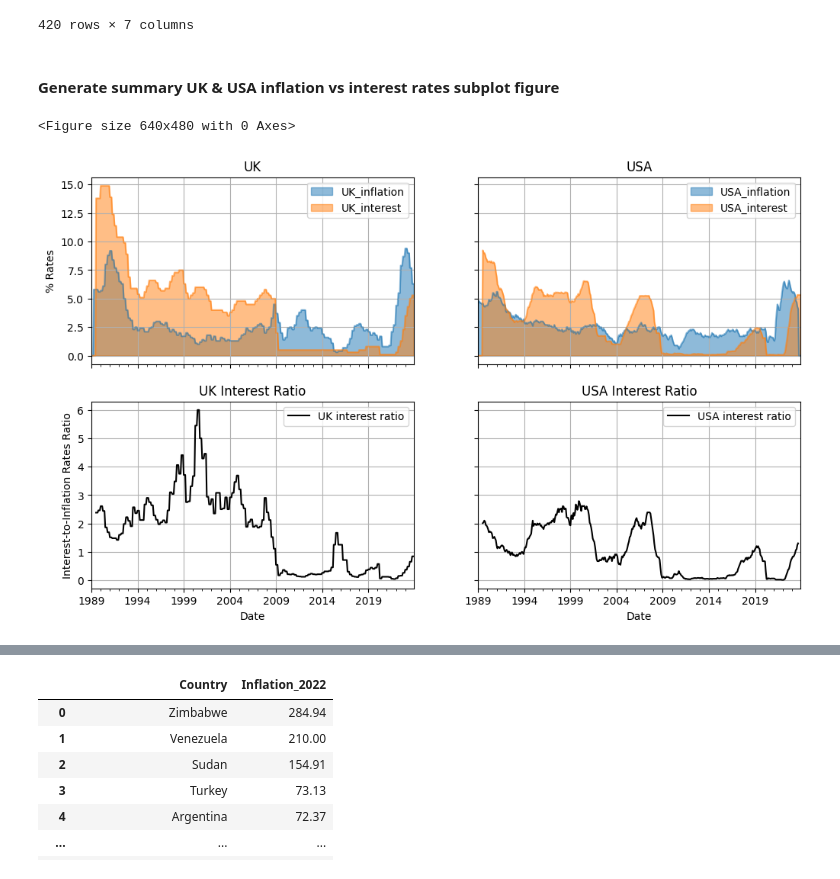
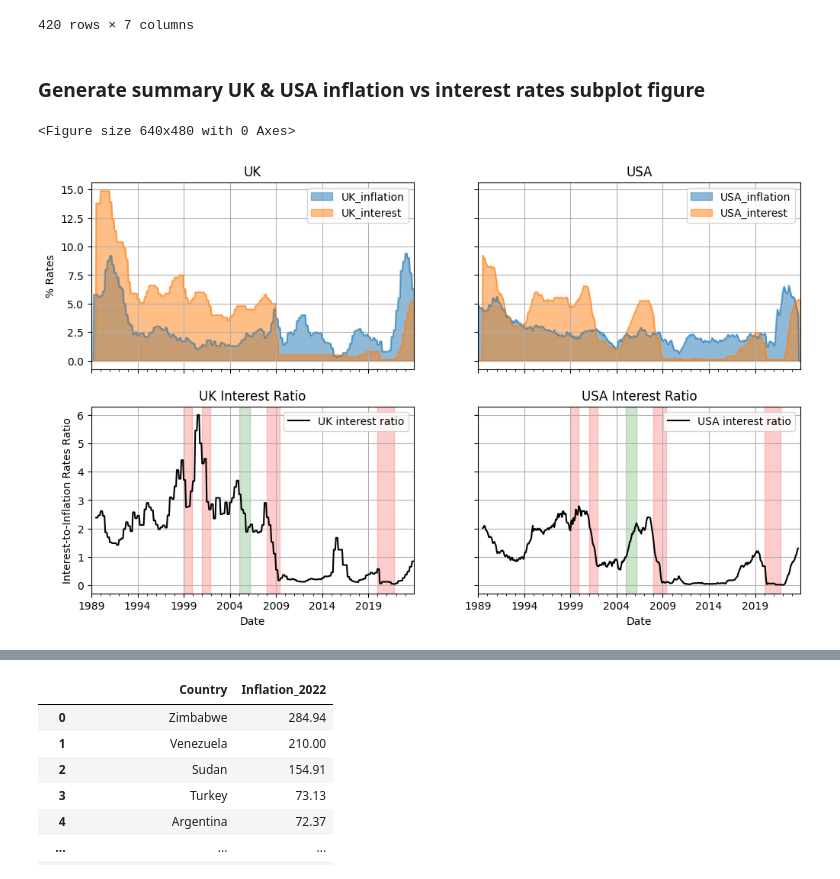
Before and after one commit to ScottsAnalysis/worldwide_inflation, a Jupyter notebook: UK vs USA inflation Analysis.ipynb, the cells around one changed output, grey strips where cells are left out. Saved outputs shown, nothing was run; the diff lists cells and outputs as text; code cells hidden in the pictures.

Commit message:
Add graph annotation precision, investor sentiment

```diff
--- a/UK vs USA inflation Analysis.ipynb
+++ b/UK vs USA inflation Analysis.ipynb
@@ -163,27 +163,45 @@ data_comb
 | 419 | 2023-12-01 | NaN | 5.33 | 6.3 | 5.3 | 0.84 | ... |
 420 rows × 7 columns
 # %% [markdown]
-#### Generate summary UK & USA inflation vs interest rates subplot figure
+### Generate summary UK & USA inflation vs interest rates subplot figure
 # %%
 # create new figure
 fig = plt.figure()
 fig, [[ax1, ax2], [ax3, ax4]] = plt.subplots(2,2, figsize=(12, 7), sharey="row", sharex="col")
 
-# inflation graphs
+# inflation graphs (US & UK)
 data_comb.plot.area(x="Date", y=["UK_inflation", "UK_interest"],  title="UK", ax=ax1, grid=True, xlabel="", stacked=False)
 ax1.set_ylabel("% Rates")
 
 data_comb.plot.area(x="Date", y=["USA_inflation", "USA_interest"],  title="USA", ax=ax2, grid=True, xlabel="", stacked=False)
 
-# interest ratio graphs
+
+# UK interest ratio graph
 data_comb.plot(x="Date", y="UK interest ratio", title="UK Interest Ratio", kind="line", ax=ax3, grid=True, color="black")
 ax3.set_ylabel("Interest-to-Inflation Rates Ratio")
 
+# include rough timings of recent economic crises on UK Interest ratio graph
+ax3.axvspan("1999-01-01", "1999-12-31", color="red", alpha=0.2)
+ax3.axvspan("2001-01-01", "2001-12-31", color="red", alpha=0.2)
+ax3.axvspan("2005-01-01", "2006-3-15", color="green", alpha=0.2)
+ax3.axvspan("2008-01-01", "2009-6-30", color="red", alpha=0.2)
+ax3.axvspan("2020-01-01", "2021-10-31", color="red", alpha=0.2)
+
+
+# USA interest ratio graph
 data_comb.plot(x="Date", y="USA interest ratio", title="USA Interest Ratio", kind="line", ax=ax4, grid=True, color="black")
+
+# include rough timings of recent economic crises on USA Interest ratio graph
+ax4.axvspan("1999-01-01", "1999-12-31", color="red", alpha=0.2)
+ax4.axvspan("2001-01-01", "2001-12-31", color="red", alpha=0.2)
+ax4.axvspan("2005-01-01", "2006-3-15", color="green", alpha=0.2)
+ax4.axvspan("2008-01-01", "2009-6-30", color="red", alpha=0.2)
+ax4.axvspan("2020-01-01", "2021-10-31", color="red", alpha=0.2)
+
 
 # show figure
 plt.show()
 # %% [output]
 <Figure size 640x480 with 0 Axes>
-[figure, old version]
+[figure, new version]
 # %% [markdown]
```
Also changed, not shown: parts of 15 cells of this notebook, 2 other files.
